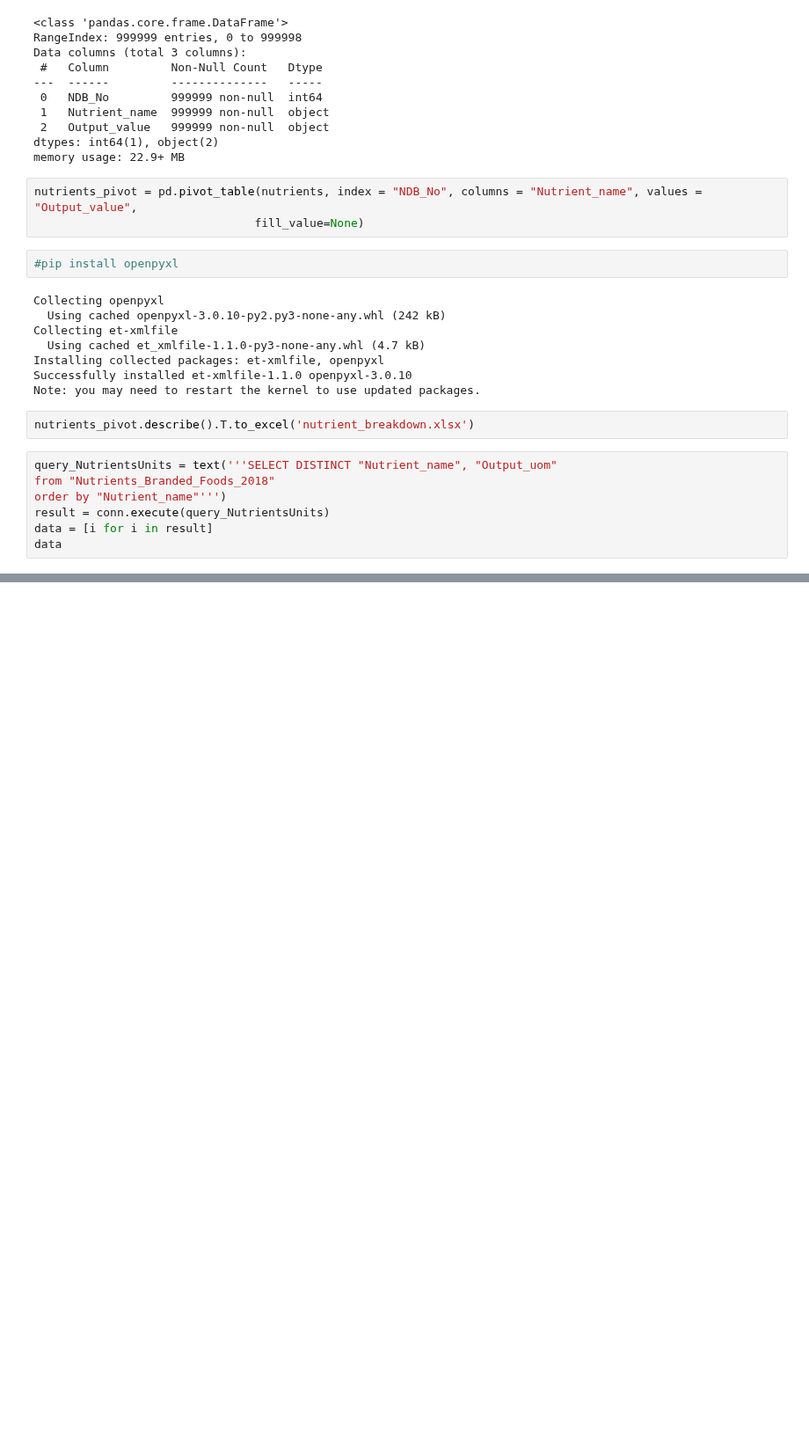
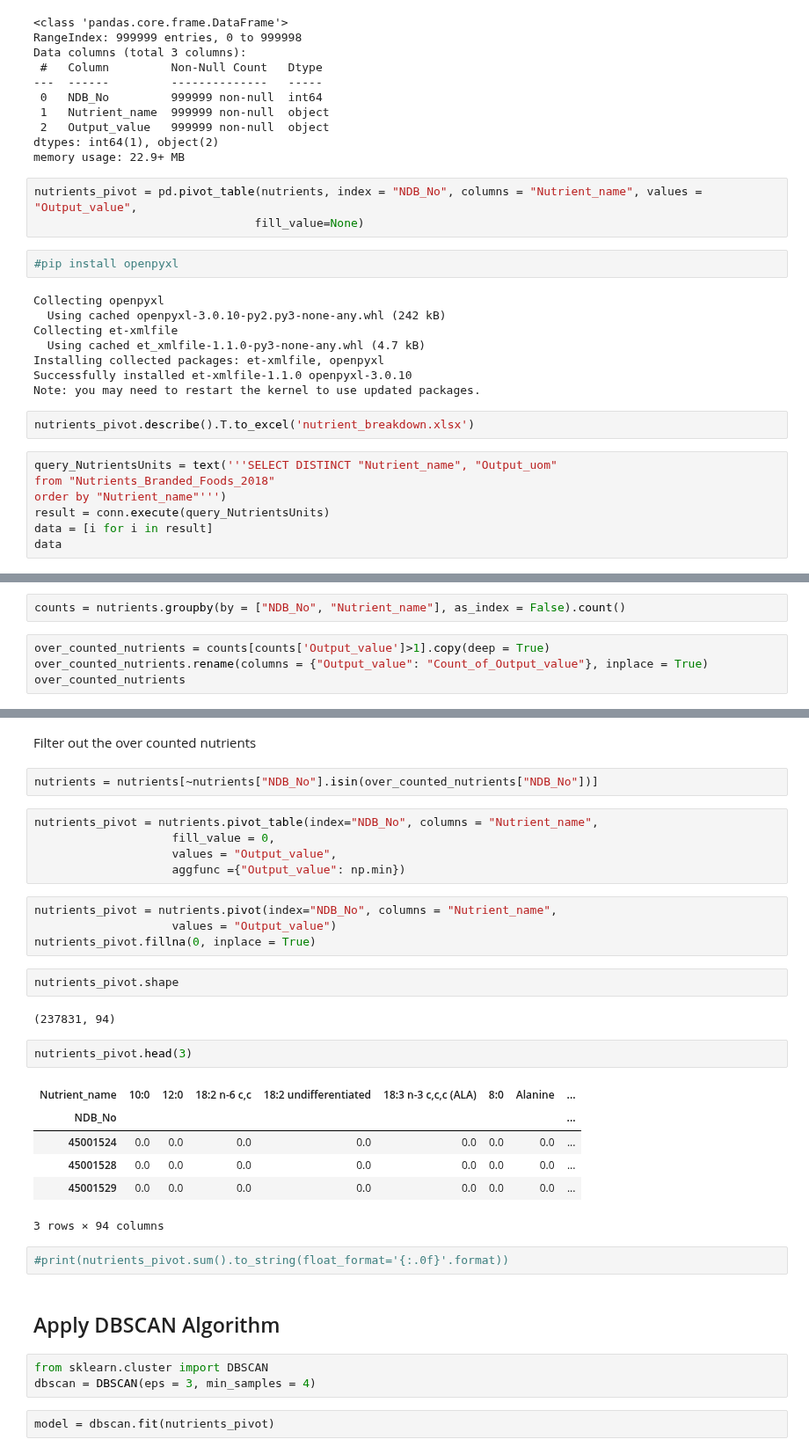
Before and after one commit to amoltkale/ai_chatbot_food_knowledge_graph, a Jupyter notebook: notebooks/eda/Nutrients_Branded_Foods_2018_eda_Garrett.ipynb, the cells around one changed output, grey strips where cells are left out. Shown at 88% size. Cells and saved outputs as stored; diff of their text form; blank space fills up the shorter version.

```diff
--- a/notebooks/eda/Nutrients_Branded_Foods_2018_eda_Garrett.ipynb
+++ b/notebooks/eda/Nutrients_Branded_Foods_2018_eda_Garrett.ipynb
@@ -119,0 +212,6 @@ data
+# %%
+counts = nutrients.groupby(by = ["NDB_No", "Nutrient_name"], as_index = False).count()
+# %%
+over_counted_nutrients = counts[counts['Output_value']>1].copy(deep = True)
+over_counted_nutrients.rename(columns = {"Output_value": "Count_of_Output_value"}, inplace = True)
+over_counted_nutrients
@@ -119,0 +226,35 @@ data
+# %% [markdown]
+Filter out the over counted nutrients
+# %%
+nutrients = nutrients[~nutrients["NDB_No"].isin(over_counted_nutrients["NDB_No"])]
+# %%
+nutrients_pivot = nutrients.pivot_table(index="NDB_No", columns = "Nutrient_name",
+                    fill_value = 0,
+                    values = "Output_value",
+                    aggfunc ={"Output_value": np.min})
+# %%
+nutrients_pivot = nutrients.pivot(index="NDB_No", columns = "Nutrient_name",
+                    values = "Output_value")
+nutrients_pivot.fillna(0, inplace = True)
+# %%
+nutrients_pivot.shape
+# %% [output]
+(237831, 94)
+# %%
+nutrients_pivot.head(3)
+# %% [output]
+| Nutrient_name | 10:0 | 12:0 | 18:2 n-6 c,c | 18:2 undifferentiated | 18:3 n-3 c,c,c (ALA) | 8:0 | Alanine | ... |
+| NDB_No |  |  |  |  |  |  |  | ... |
+| 45001524 | 0.0 | 0.0 | 0.0 | 0.0 | 0.0 | 0.0 | 0.0 | ... |
+| 45001528 | 0.0 | 0.0 | 0.0 | 0.0 | 0.0 | 0.0 | 0.0 | ... |
+| 45001529 | 0.0 | 0.0 | 0.0 | 0.0 | 0.0 | 0.0 | 0.0 | ... |
+3 rows × 94 columns
+# %%
+#print(nutrients_pivot.sum().to_string(float_format='{:.0f}'.format))
+# %% [markdown]
+## Apply DBSCAN Algorithm
+# %%
+from sklearn.cluster import DBSCAN
+dbscan = DBSCAN(eps = 3, min_samples = 4)
+# %%
+model = dbscan.fit(nutrients_pivot)
```
Also changed, not shown: parts of 19 cells of this notebook, 3 other files.
